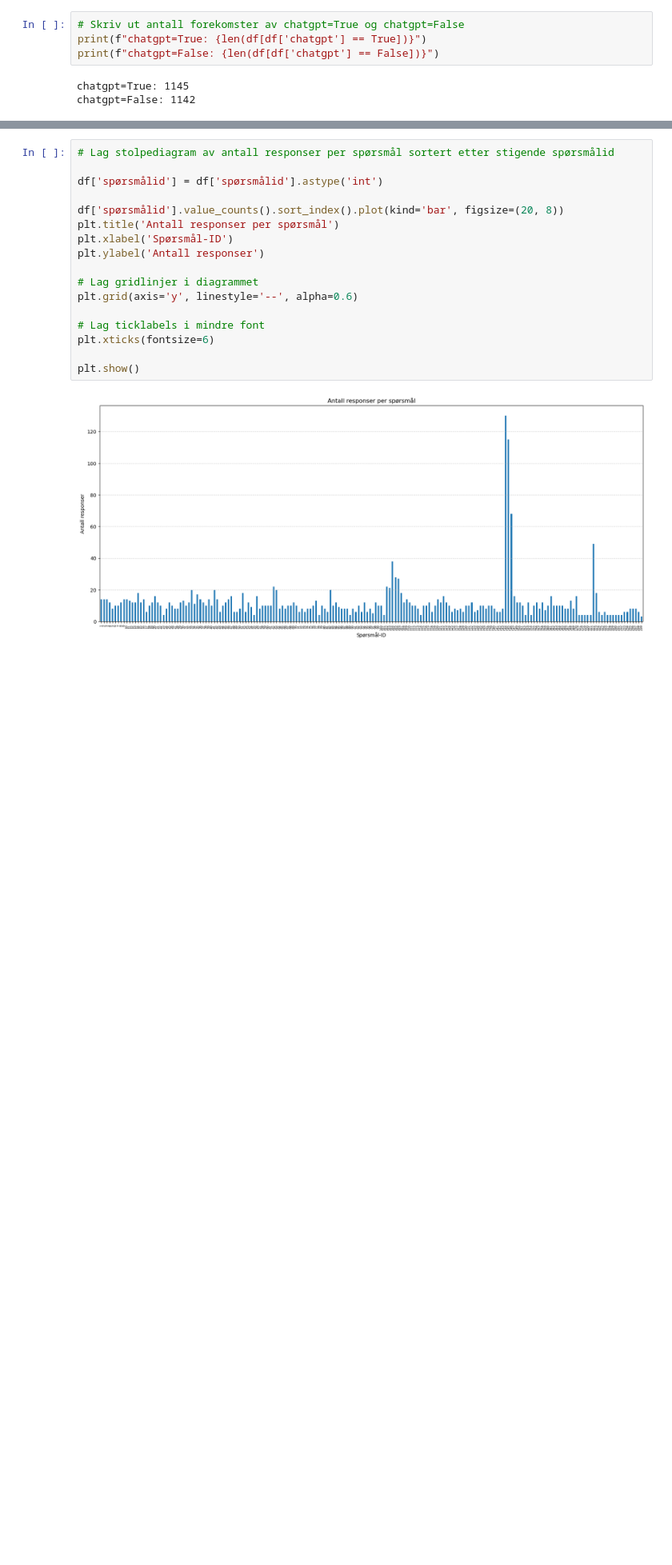
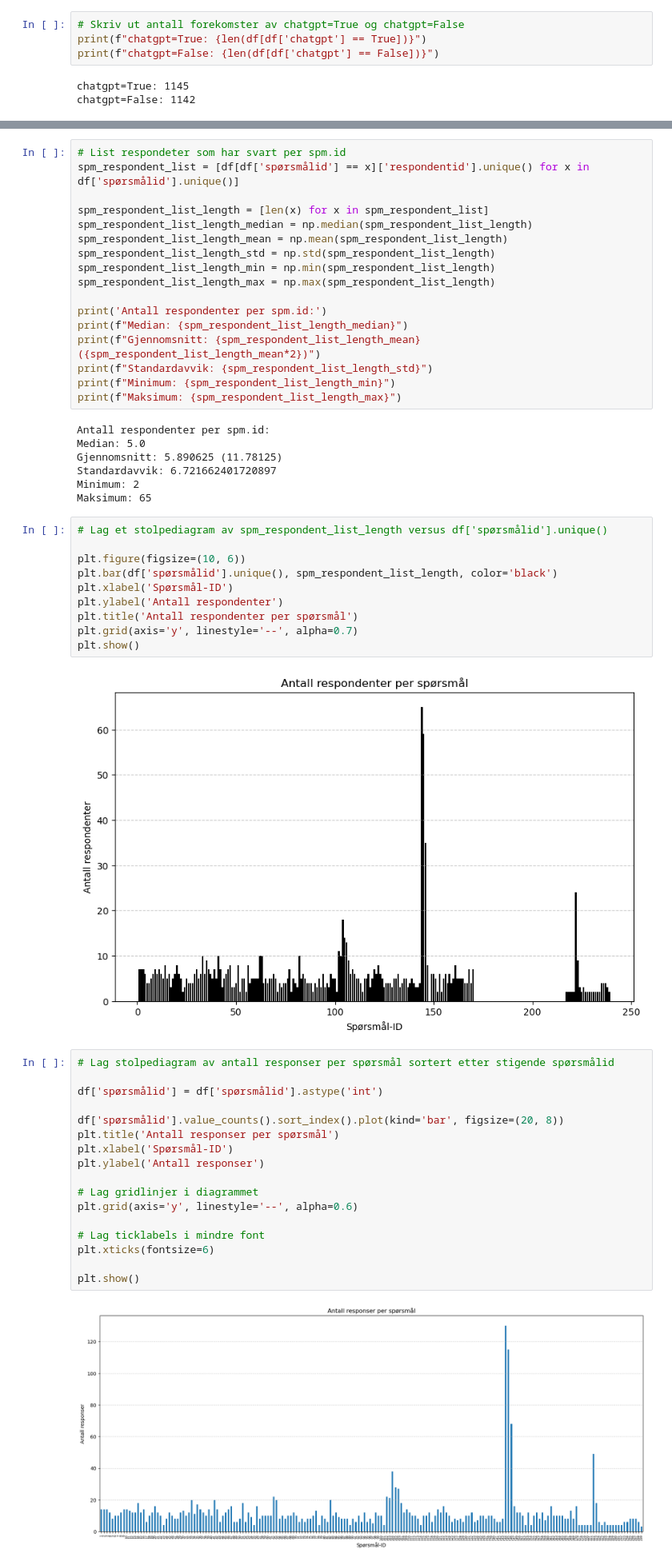
Before and after one commit to MMIV-ML/helseveileder, a Jupyter notebook: notebooks/1-analyse.ipynb, the cells around one changed output, grey strips where cells are left out. Shown at 80% size. Saved outputs shown, nothing was run; the diff lists cells and outputs as text; blank space fills up the shorter version.

```diff
--- a/notebooks/1-analyse.ipynb
+++ b/notebooks/1-analyse.ipynb
@@ -211,3 +216,39 @@ chatgpt=False: 1142
+# %%
+# List respondeter som har svart per spm.id
+spm_respondent_list = [df[df['spørsmålid'] == x]['respondentid'].unique() for x in df['spørsmålid'].unique()]
+
+spm_respondent_list_length = [len(x) for x in spm_respondent_list]
+spm_respondent_list_length_median = np.median(spm_respondent_list_length)
+spm_respondent_list_length_mean = np.mean(spm_respondent_list_length)
+spm_respondent_list_length_std = np.std(spm_respondent_list_length)
+spm_respondent_list_length_min = np.min(spm_respondent_list_length)
+spm_respondent_list_length_max = np.max(spm_respondent_list_length)
+
+print('Antall respondenter per spm.id:')
+print(f"Median: {spm_respondent_list_length_median}")
+print(f"Gjennomsnitt: {spm_respondent_list_length_mean} ({spm_respondent_list_length_mean*2})")
+print(f"Standardavvik: {spm_respondent_list_length_std}")
+print(f"Minimum: {spm_respondent_list_length_min}")
+print(f"Maksimum: {spm_respondent_list_length_max}")
+# %% [output]
+Antall respondenter per spm.id:
+Median: 5.0
+Gjennomsnitt: 5.890625 (11.78125)
+Standardavvik: 6.721662401720897
+Minimum: 2
+Maksimum: 65
+# %%
+# Lag et stolpediagram av spm_respondent_list_length versus df['spørsmålid'].unique()
+
+plt.figure(figsize=(10, 6))
+plt.bar(df['spørsmålid'].unique(), spm_respondent_list_length, color='black')
+plt.xlabel('Spørsmål-ID')
+plt.ylabel('Antall respondenter')
+plt.title('Antall respondenter per spørsmål')
+plt.grid(axis='y', linestyle='--', alpha=0.7)
+plt.show()
+# %% [output]
+[figure, added]
 # %%
 # Lag stolpediagram av antall responser per spørsmål sortert etter stigende spørsmålid
 
```
Also changed, not shown: parts of 2 cells of this notebook, 1 other file.
